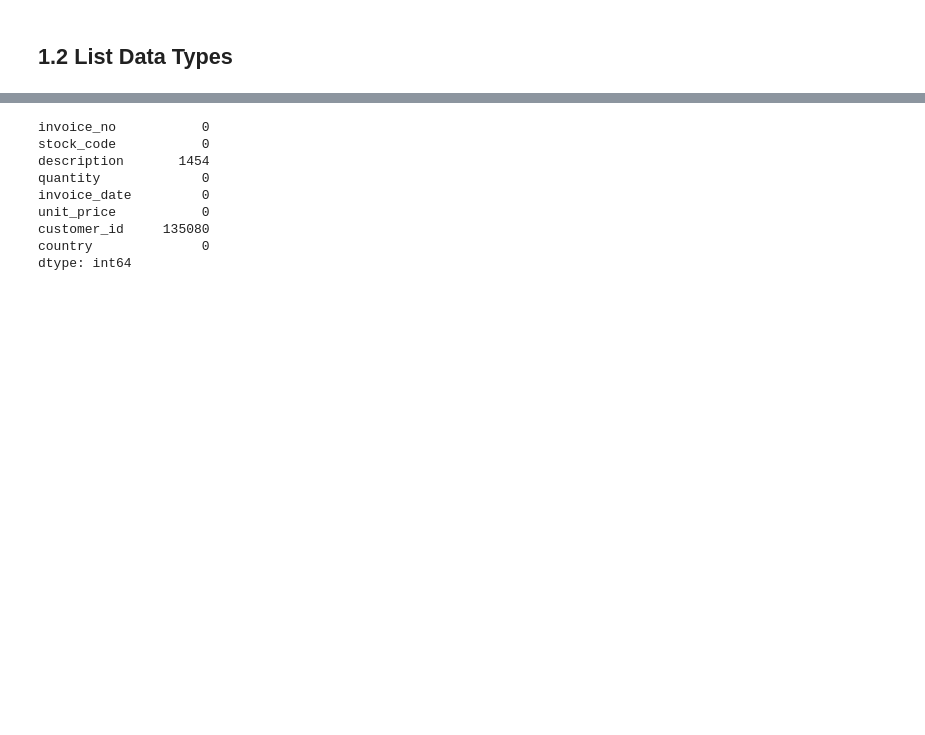
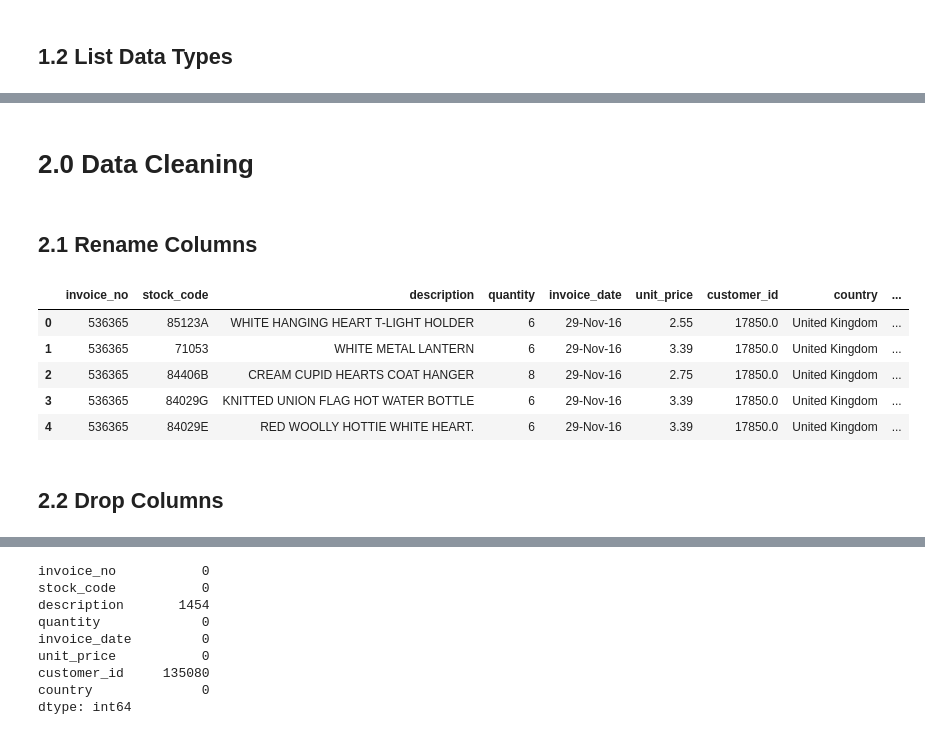
Before and after one commit to mendesdata/insiders_clustering, a Jupyter notebook: notebooks/insiders_v_02.ipynb, the cells around one changed output, grey strips where cells are left out. Cells and saved outputs as stored; diff of their text form; code cells hidden in the pictures; blank space fills up the shorter version.

```diff
--- a/notebooks/insiders_v_02.ipynb
+++ b/notebooks/insiders_v_02.ipynb
@@ -21,6 +21,34 @@ import umap.umap_ as umap
 # %% [markdown]
 ## 0.2 Support Functions
 # %%
+# data description functions
+def numerical_attributes( df ):
+    df_num_attributes = df.select_dtypes( include=['int64', 'float64'] )
+
+    # Central Tendency - mean, median
+    df_mean   = pd.DataFrame( df_num_attributes.apply( np.mean ) ).T
+    df_median = pd.DataFrame( df_num_attributes.apply( np.median ) ).T
+
+    # Dispersion - min, max, range, std, skew, kurtosis
+    df_min =      pd.DataFrame( df_num_attributes.apply( np.min ) ).T
+    df_max =      pd.DataFrame( df_num_attributes.apply( np.max ) ).T
+    df_range =    pd.DataFrame( df_num_attributes.apply( lambda x: x.max() - x.min() ) ).T
+    df_std =      pd.DataFrame( df_num_attributes.apply( np.std ) ).T
+    df_skew =     pd.DataFrame( df_num_attributes.apply( lambda x: x.skew() ) ).T
+    df_kurtosis = pd.DataFrame( df_num_attributes.apply( lambda x: x.kurtosis() ) ).T
+
+    # concatenate dataframes
+    df_numerical = pd.concat( [df_min, df_max, df_range, df_mean, df_median, df_std, df_skew, df_kurtosis] ).T.reset_index()
+    df_numerical.columns =  ['attributes', 'min', 'max', 'range', 'mean', 'median', 'std', 'skew', 'kurtosis']
+    df_numerical
+
+    return df_numerical
+
+def categorical_attributes( df ):
+    df_categorical = df.select_dtypes( exclude=['int64', 'float64', 'datetime64[ns]'] )
+
+    return df_categorical
+
 # data cleaning functions
 def rename_columns( df ):
     title = lambda x: inflection.titleize( x )
@@ -35,7 +63,6 @@ def rename_columns( df ):
     df.columns = cols_new
 
     df = df.rename( columns = {'customer' : 'customer_id' } )
-    df = df.drop( 'unnamed:8', axis=1 )
 
     return df
 
@@ -74,3 +98,0 @@ df_raw.head()
-# %%
-df_raw = rename_columns( df_raw )
-df_raw.head()
@@ -109,0 +153,2 @@ dtype: object
+# %% [markdown]
+# 2.0 Data Cleaning
@@ -109,0 +157,14 @@ dtype: object
+# %% [markdown]
+## 2.1 Rename Columns
+# %%
+df2 = rename_columns( df2 )
+df2.head()
+# %% [output]
+|  | invoice_no | stock_code | description | quantity | invoice_date | unit_price | customer_id | country | ... |
+| 0 | 536365 | 85123A | WHITE HANGING HEART T-LIGHT HOLDER | 6 | 29-Nov-16 | 2.55 | 17850.0 | United Kingdom | ... |
+| 1 | 536365 | 71053 | WHITE METAL LANTERN | 6 | 29-Nov-16 | 3.39 | 17850.0 | United Kingdom | ... |
+| 2 | 536365 | 84406B | CREAM CUPID HEARTS COAT HANGER | 8 | 29-Nov-16 | 2.75 | 17850.0 | United Kingdom | ... |
+| 3 | 536365 | 84029G | KNITTED UNION FLAG HOT WATER BOTTLE | 6 | 29-Nov-16 | 3.39 | 17850.0 | United Kingdom | ... |
+| 4 | 536365 | 84029E | RED WOOLLY HOTTIE WHITE HEART. | 6 | 29-Nov-16 | 3.39 | 17850.0 | United Kingdom | ... |
+# %% [markdown]
+## 2.2 Drop Columns
```
Also changed, not shown: parts of 52 cells of this notebook, 23 other files.
